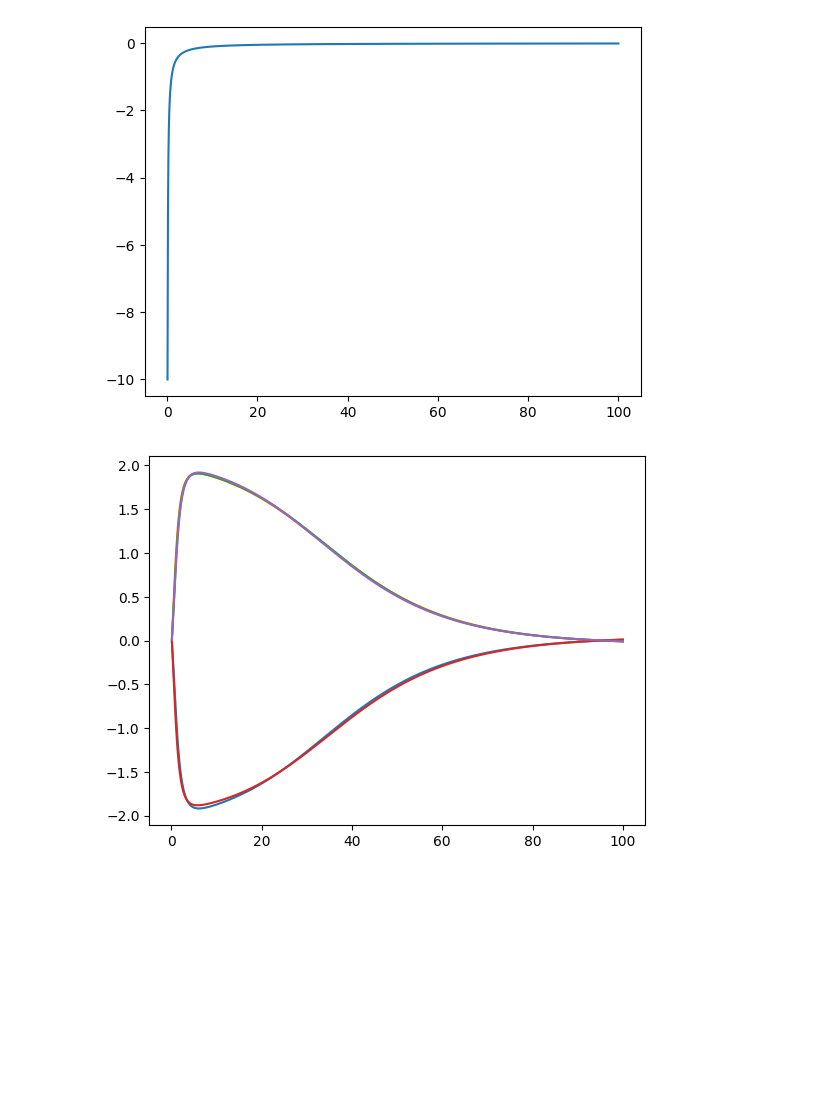
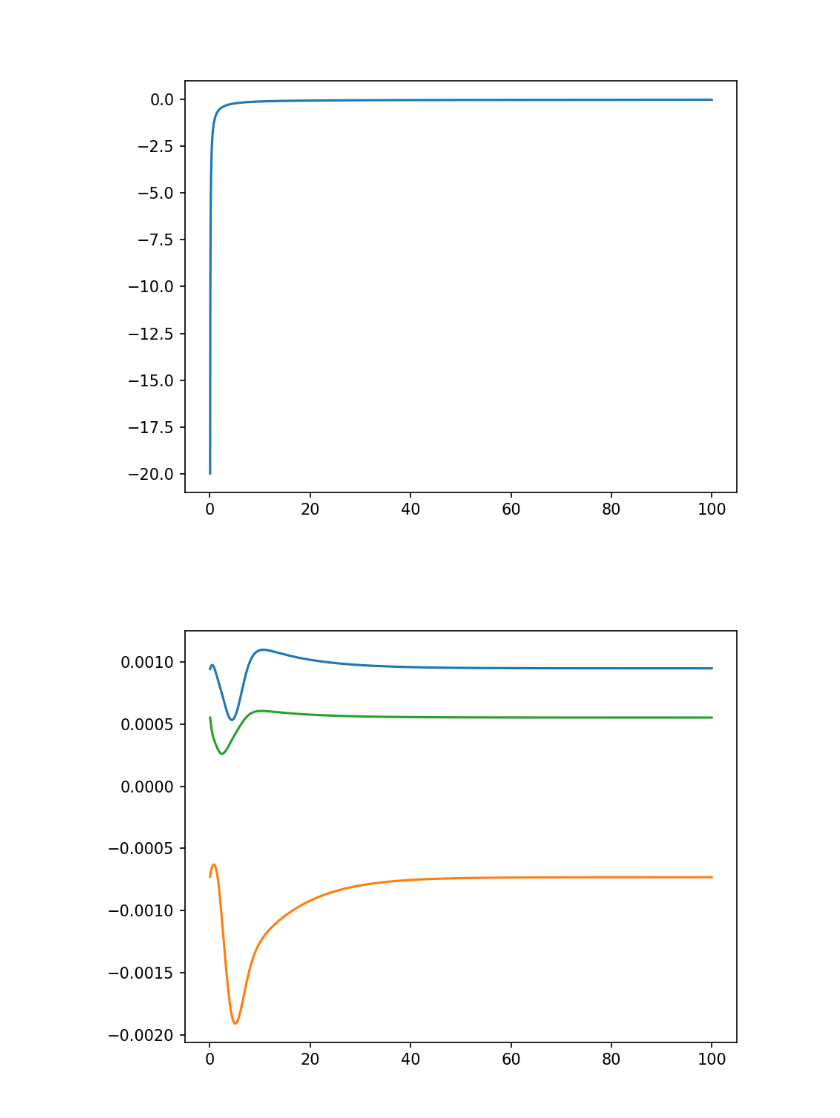
Before and after one commit to powerblo/projects, a Jupyter notebook: 24q2-lab/inveig/spectral.ipynb, the cells around one changed output. Saved outputs shown, nothing was run; the diff lists cells and outputs as text; code cells hidden in the pictures; blank space fills up the shorter version.

```diff
--- a/24q2-lab/inveig/spectral.ipynb
+++ b/24q2-lab/inveig/spectral.ipynb
@@ -56,7 +56,7 @@ class EvalEig(nn.Module):
         # boundary conditions on rad_rs
         #rad_rs = rad_rs *
 
-        rad_norm = rad_rs / torch.sqrt(torch.sum(rad_rs**2, dim=1).view(-1,1)*self.rm/self.rn)
+        rad_norm = rad_rs# / torch.sqrt(torch.sum(rad_rs**2, dim=1).view(-1,1)*self.rm/self.rn)
         #print("u(r) : ", rad_rs.shape, rad_rs)
 
         rad_d = self.grad_nn(self.r_dsc, rad_norm)
@@ -104,13 +104,13 @@ model = EvalEig(para)
 evl_tr = -torch.arange(1,4).to(torch.float32)**(-2)/4
 model.set_evl(evl_tr)
 # %%
-r = model.r_dsc
+r = model.r_dsc.detach()
 
 rad_tr = torch.stack([2*r*torch.exp(-r), 1/np.sqrt(2)*r*(1-r/2)*torch.exp(-r/2), 2/np.sqrt(27)*r*(1-2*r/3+2*r**2/27)*torch.exp(-r/3)])
-rad_tr_norm = rad_tr / torch.sqrt(torch.sum(rad_tr**2, dim=1).view(-1,1)*model.rm/model.rn)
+rad_tr_norm = rad_tr / torch.sqrt(torch.sum(rad_tr**2, dim=1).view(-1,1))
 
 plt.figure()
-plt.plot(r.detach(), rad_tr_norm[0].detach())
-plt.plot(r.detach(), rad_tr_norm[1].detach())
-plt.plot(r.detach(), rad_tr_norm[2].detach())
+plt.plot(r, rad_tr_norm[0].detach())
+plt.plot(r, rad_tr_norm[1].detach())
+plt.plot(r, rad_tr_norm[2].detach())
 # %% [output]
@@ -122,9 +122,7 @@ epochs = para['epoch']
 pbar = tqdm(range(epochs), desc='Progress', total=epochs, leave = True, position=0, colour='blue')
 
 for e in range(epochs):
-    rad_md = model.ptl_mlp(r.view(-1,1))
-    print(rad_md.shape)
-    print(rad_tr_norm.shape)
+    rad_md = model.rad_mlp(r.view(-1,1)).transpose(0,1)
     loss = nn.L1Loss()(rad_md, rad_tr_norm)
 
     optimiser.zero_grad()
@@ -164,17 +165,15 @@ plt.figure()
 plt.plot(model.r_dsc.detach(), ptl_md.detach())
 plt.show()
 # %% [output]
-[figure, old version]
+[figure, new version]
 # %%
 plt.figure()
 plt.plot(model.r_dsc.detach(), rad_md[0].detach())
 plt.plot(model.r_dsc.detach(), rad_md[1].detach())
 plt.plot(model.r_dsc.detach(), rad_md[2].detach())
-plt.plot(model.r_dsc.detach(), rad_md[3].detach())
-plt.plot(model.r_dsc.detach(), rad_md[4].detach())
 plt.show()
 # %% [output]
-[figure, old version]
+[figure, new version]
 # %%
 plt.figure()
 j = 0
```
Also changed, not shown: parts of 4 cells of this notebook, 6 other files.
